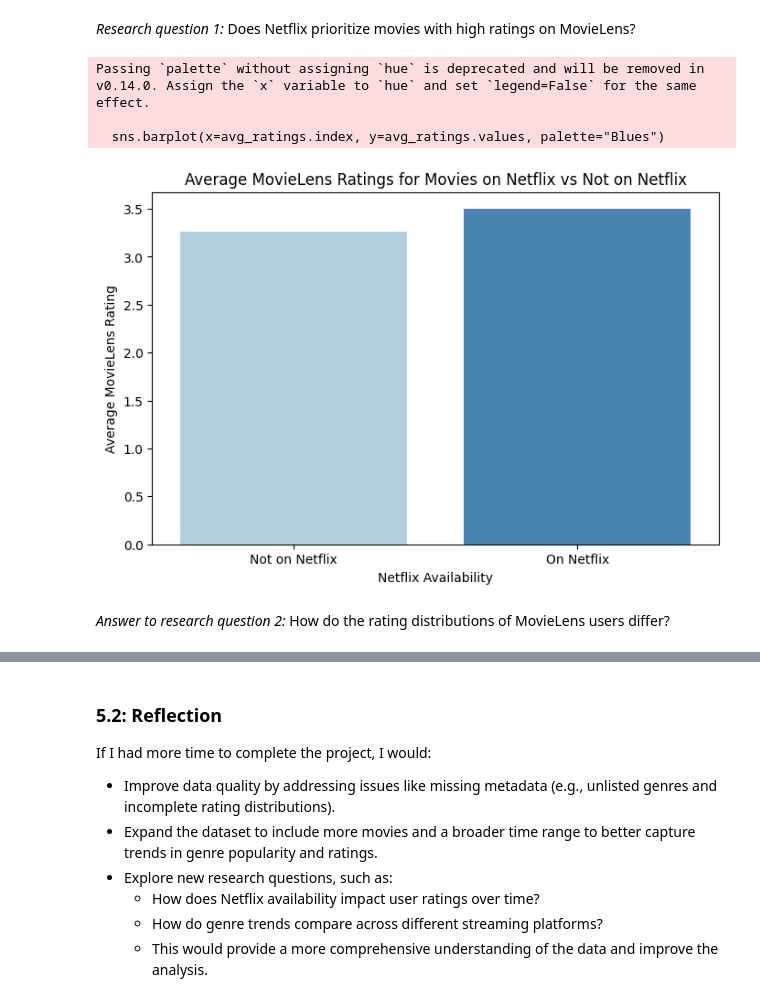
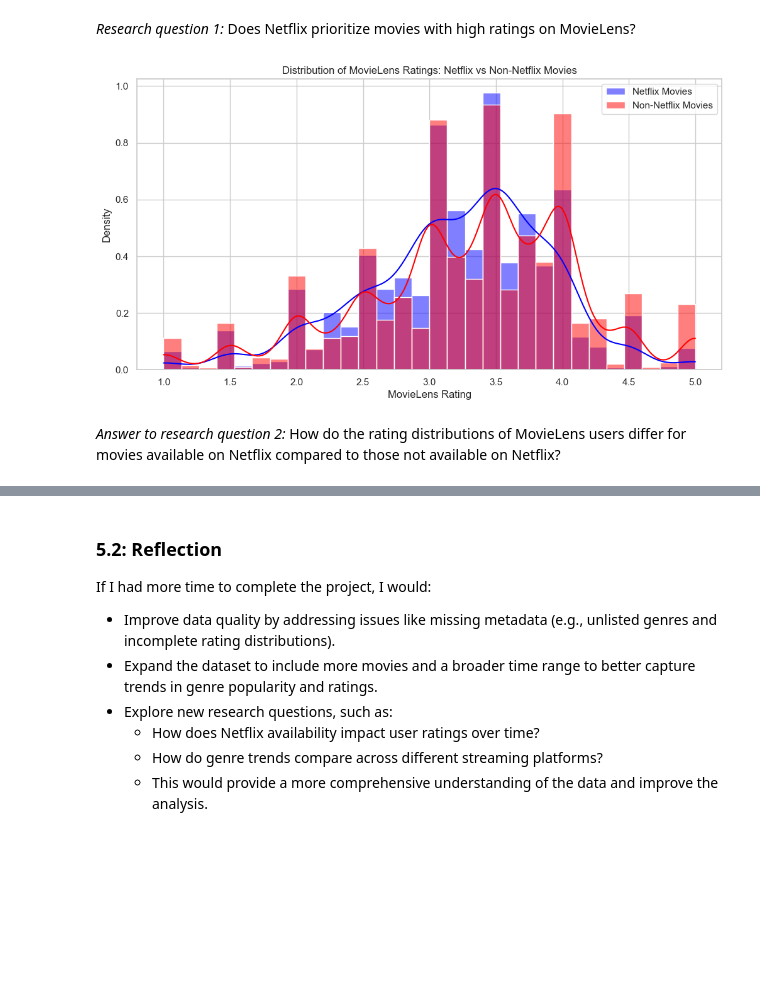
Before and after one commit to hothaodn/Pj2DataWrangling, a Jupyter notebook: data_wrangling_project_starter.ipynb, the cells around one changed output, grey strips where cells are left out. Saved outputs shown, nothing was run; the diff lists cells and outputs as text; code cells hidden in the pictures; blank space fills up the shorter version.

```diff
--- a/data_wrangling_project_starter.ipynb
+++ b/data_wrangling_project_starter.ipynb
@@ -1573,39 +1704,39 @@ Update your local database/data store with the cleaned data, following best prac
 Going back to the problem statement in step 1, use the cleaned data to answer the question you raised. Produce **at least** two visualizations using the cleaned data and explain how they help you answer the question.
 # %% [markdown]
 *Research question 1:* Does Netflix prioritize movies with high ratings on MovieLens?
-# %%
-#Visual 1 - FILL IN
-import pandas as pd
-import matplotlib.pyplot as plt
-import seaborn as sns
-
-# Load the data
-file_path = "cleanedData/combined_movieLens_netflix.csv"
-data = pd.read_csv(file_path)
-
-# Check and preprocess the data
-data['rating_ml'] = pd.to_numeric(data['rating_ml'], errors='coerce')
-data['release_year'] = pd.to_numeric(data['release_year'], errors='coerce')
-
-# Question 1: Does Netflix prioritize movies with high ratings on MovieLens?
-# Create a column to indicate whether a movie is available on Netflix
-data['on_netflix'] = data['rating_netflix'].notnull()
-
-# Group by availability on Netflix and calculate average MovieLens ratings
-avg_ratings = data.groupby('on_netflix')['rating_ml'].mean()
-
-# Visualization for Question 1
-plt.figure(figsize=(8, 5))
-sns.barplot(x=avg_ratings.index, y=avg_ratings.values, palette="Blues")
-plt.xticks([0, 1], labels=["Not on Netflix", "On Netflix"])
-plt.title("Average MovieLens Ratings for Movies on Netflix vs Not on Netflix")
-plt.ylabel("Average MovieLens Rating")
-plt.xlabel("Netflix Availability")
-plt.show()
-# %% [output]
-Passing `palette` without assigning `hue` is deprecated and will be removed in v0.14.0. Assign the `x` variable to `hue` and set `legend=False` for the same effect.
-
-  sns.barplot(x=avg_ratings.index, y=avg_ratings.values, palette="Blues")
-[figure, removed]
+# %%
+#Visual 1 - FILL IN
+# import pandas as pd
+import matplotlib.pyplot as plt
+import seaborn as sns
+
+# Load the dataset
+df = pd.read_csv('cleanedData/combined_movieLens_netflix_cleaned.csv')
+
+# Check for missing values and focus on rows where MovieLens rating exists
+df_cleaned = df.dropna(subset=['rating_ml'])
+
+# Create a new column to identify if the movie is available on Netflix (non-null in 'listed_in_netflix' column)
+df_cleaned['is_netflix'] = df_cleaned['listed_in_netflix'].notnull()
+
+# Separate the dataset into Netflix and non-Netflix movies
+netflix_movies = df_cleaned[df_cleaned['is_netflix'] == True]
+non_netflix_movies = df_cleaned[df_cleaned['is_netflix'] == False]
+
+# Plot the distribution of MovieLens ratings for Netflix and non-Netflix movies
+plt.figure(figsize=(12, 6))
+sns.histplot(netflix_movies['rating_ml'], color='blue', kde=True, label='Netflix Movies', stat='density', bins=30)
+sns.histplot(non_netflix_movies['rating_ml'], color='red', kde=True, label='Non-Netflix Movies', stat='density', bins=30)
+
+# Add labels and title
+plt.xlabel('MovieLens Rating')
+plt.ylabel('Density')
+plt.title('Distribution of MovieLens Ratings: Netflix vs Non-Netflix Movies')
+plt.legend()
+
+# Show the plot
+plt.show()
+# %% [output]
+[figure, added]
 # %% [markdown]
-*Answer to research question 2:* How do the rating distributions of MovieLens users differ?
+*Answer to research question 2:* How do the rating distributions of MovieLens users differ for movies available on Netflix compared to those not available on Netflix?
```
Also changed, not shown: parts of 23 cells of this notebook, 4 other files.
